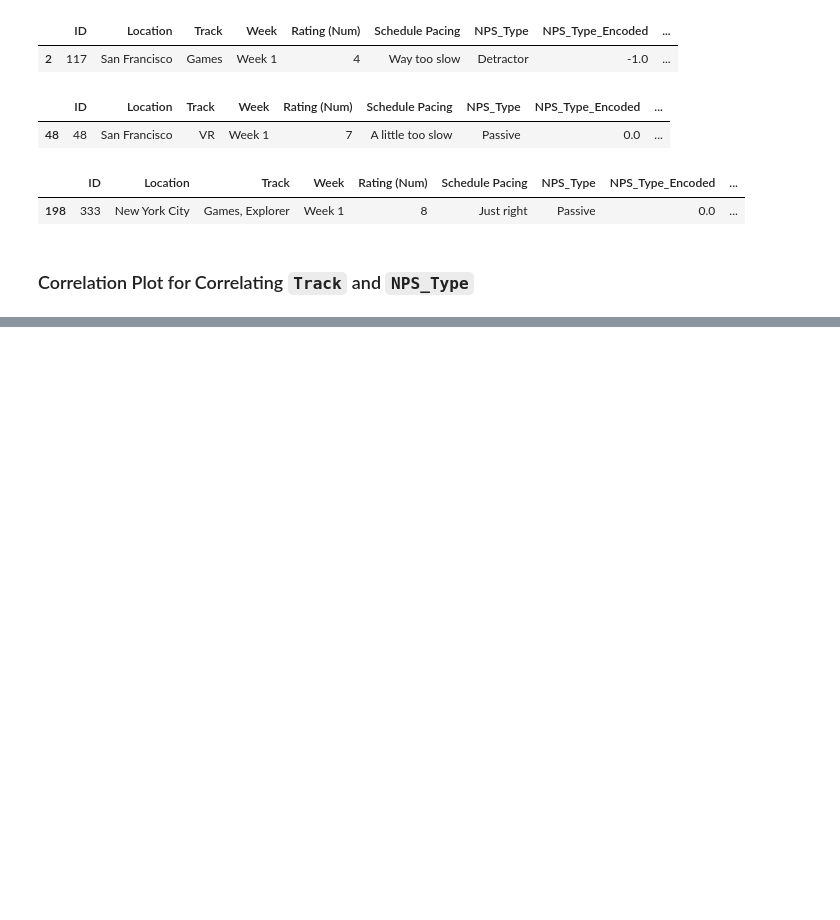
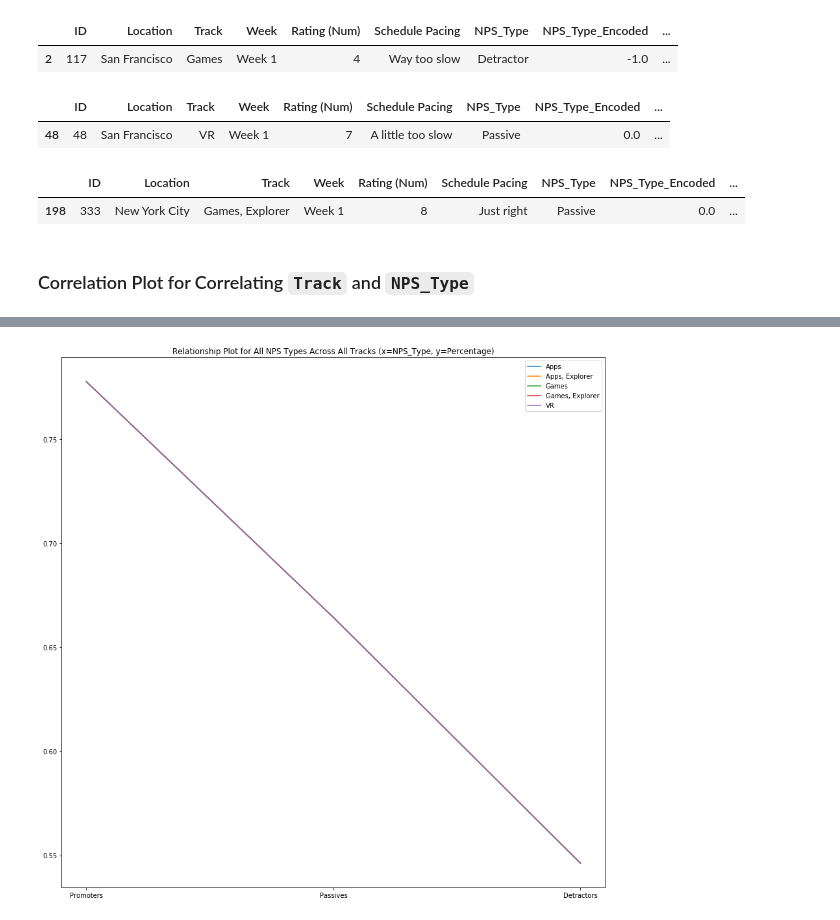
Before and after one commit to ThomasLee94/ds-1.1, a Jupyter notebook: Projects/NPS/NPS - 2017.ipynb, the cells around one changed output, grey strips where cells are left out. Cells and saved outputs as stored; diff of their text form; code cells hidden in the pictures; blank space fills up the shorter version.

Commit message:
[update] Track against nps_type plot

```diff
--- a/Projects/NPS/NPS - 2017.ipynb
+++ b/Projects/NPS/NPS - 2017.ipynb
@@ -301,0 +321,22 @@ DATA_DICT_TRACK = {
+# %%
+track = "Apps"
+
+x_data = np.arange(10)
+y_data = plot_track_category_across_all_nps_types(track)
+labels = ["Promoters", "Passives", "Detractors"]
+# %%
+tracks = list(DATA_DICT_TRACK.keys())
+
+def plot_each_nps_type_track():
+    X_data = np.arange(3)
+    plt.figure(figsize=(15,15))
+    for track in tracks:
+        plt.plot(X_data, plot_pacing_category_across_all_nps_types(pacing))
+    plt.xticks(X_data, labels)
+    plt.legend(tracks)
+    plt.title("Relationship Plot for All NPS Types Across All Tracks (x=NPS_Type, y=Percentage)")
+    plt.show()
+# %%
+plot_each_nps_type_track()
+# %% [output]
+[figure, added]
```
Also changed, not shown: parts of 6 cells of this notebook.
